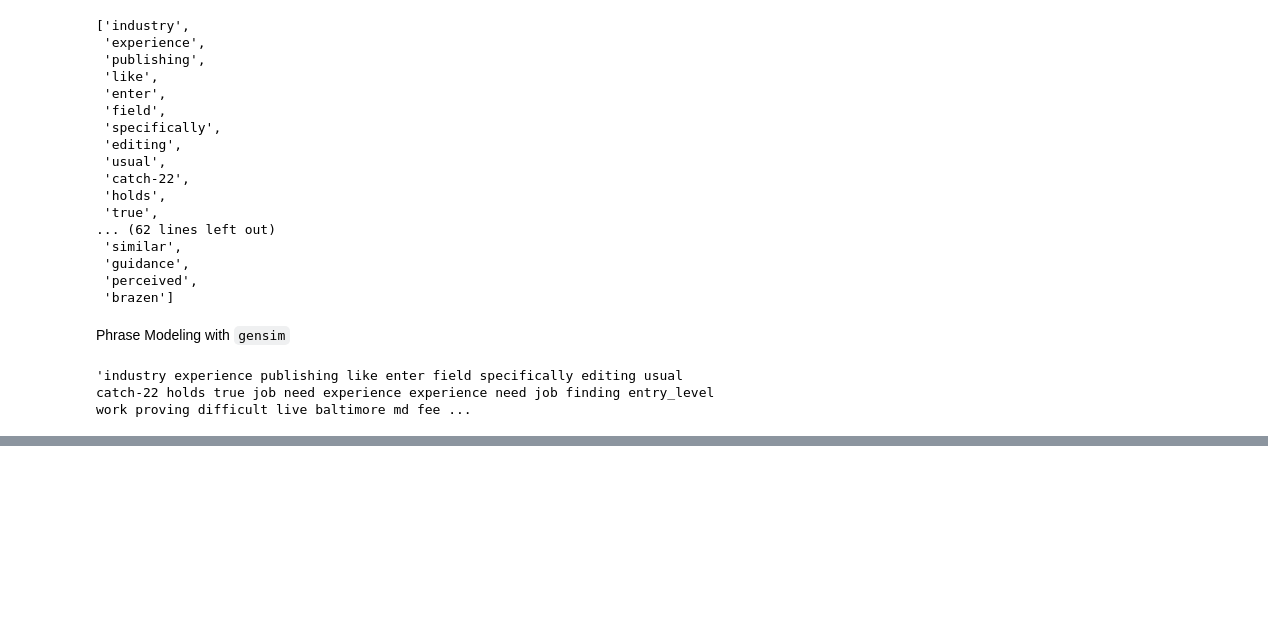
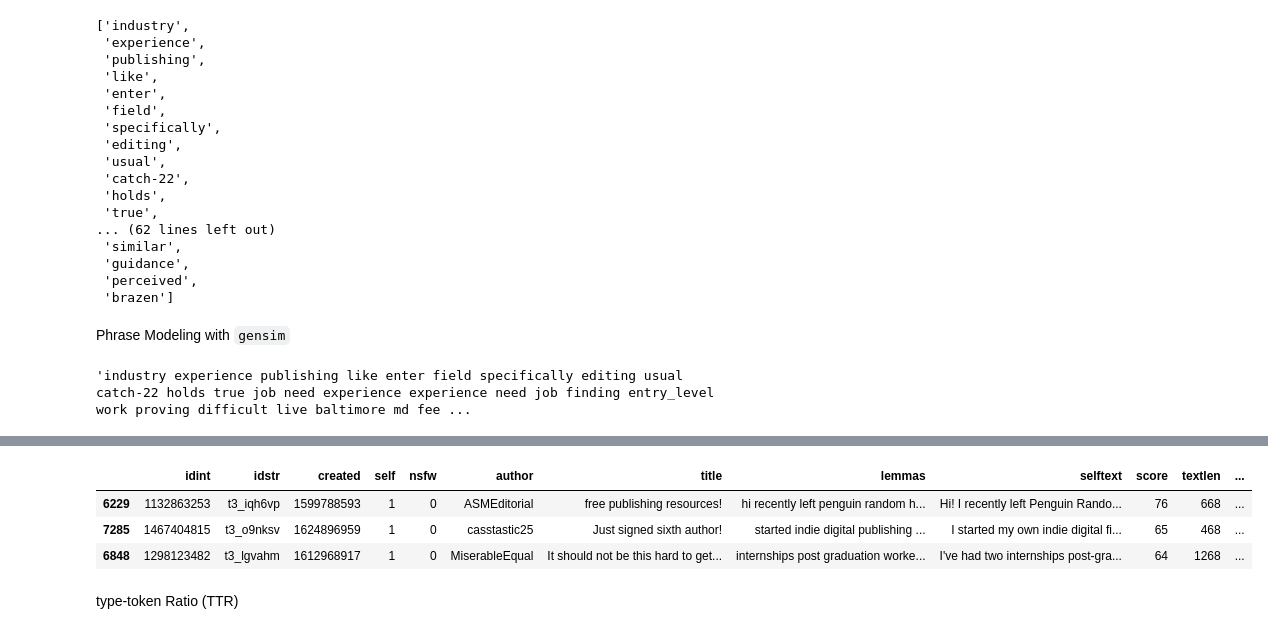
Before and after one commit to meiqingli/dssj_summer2022, a Jupyter notebook: dssj_publishing.ipynb, the cells around one changed output, grey strips where cells are left out. Saved outputs shown, nothing was run; the diff lists cells and outputs as text; code cells hidden in the pictures; blank space fills up the shorter version.

```diff
--- a/dssj_publishing.ipynb
+++ b/dssj_publishing.ipynb
@@ -401,0 +471,10 @@ trigrams_joined[0]
+# %%
+# Sort dataframe by highest scores
+df_posts_noBlanks.sort_values(by=['score'], ascending=False).head(3)
+# %% [output]
+|  | idint | idstr | created | self | nsfw | author | title | lemmas | selftext | score | textlen | ... |
+| 6229 | 1132863253 | t3_iqh6vp | 1599788593 | 1 | 0 | ASMEditorial | free publishing resources! | hi recently left penguin random h... | Hi! I recently left Penguin Rando... | 76 | 668 | ... |
+| 7285 | 1467404815 | t3_o9nksv | 1624896959 | 1 | 0 | casstastic25 | Just signed sixth author! | started indie digital publishing ... | I started my own indie digital fi... | 65 | 468 | ... |
+| 6848 | 1298123482 | t3_lgvahm | 1612968917 | 1 | 0 | MiserableEqual | It should not be this hard to get... | internships post graduation worke... | I've had two internships post-gra... | 64 | 1268 | ... |
+# %% [markdown]
+type-token Ratio (TTR)
```
Also changed, not shown: parts of 29 cells of this notebook.
